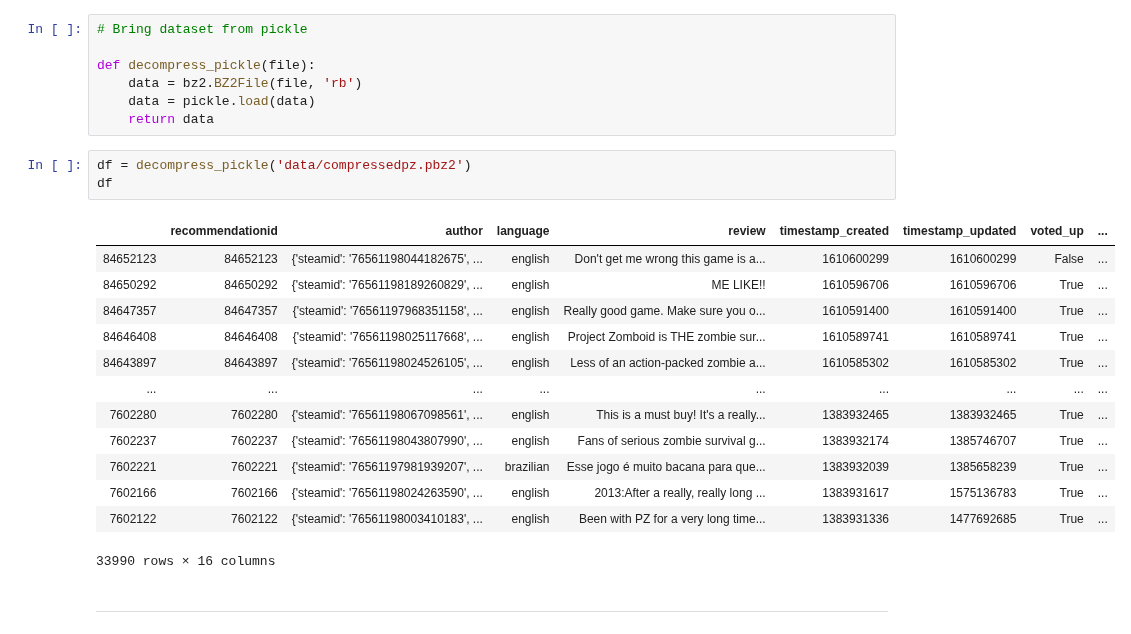
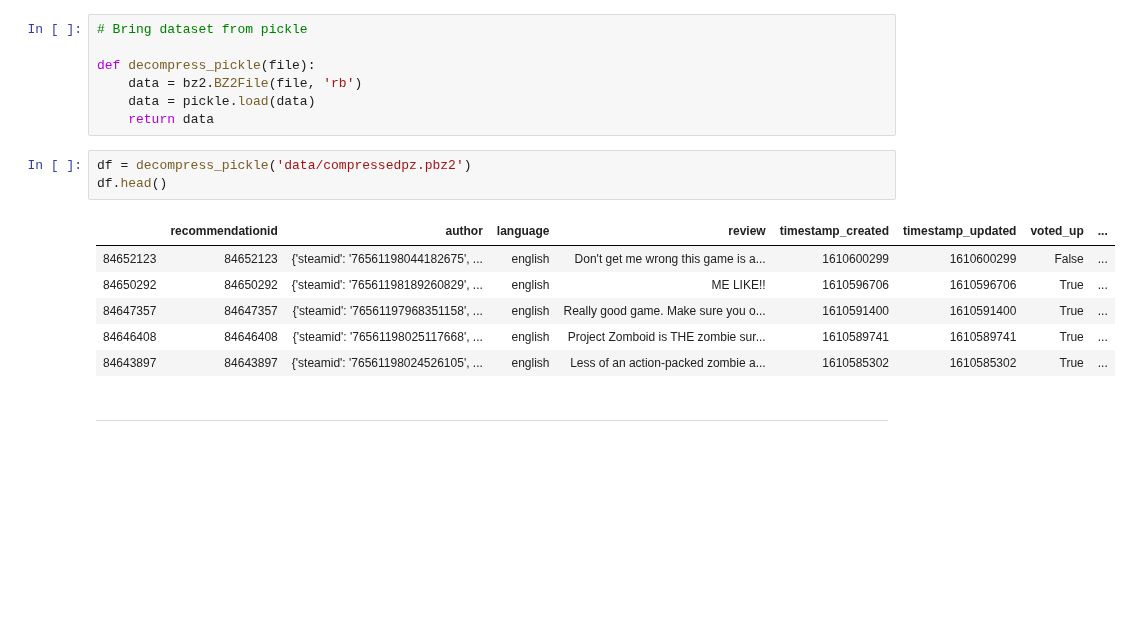
Before and after one commit to Moses-Lin/projectzomboidtimeseries, a Jupyter notebook: Time Series.ipynb, the cells around one changed output. Saved outputs shown, nothing was run; the diff lists cells and outputs as text; blank space fills up the shorter version.

```diff
--- a/Time Series.ipynb
+++ b/Time Series.ipynb
@@ -70,21 +70,14 @@ def decompress_pickle(file):
     return data
 # %%
 df = decompress_pickle('data/compressedpz.pbz2')
-df
+df.head()
 # %% [output]
 |  | recommendationid | author | language | review | timestamp_created | timestamp_updated | voted_up | ... |
 | 84652123 | 84652123 | {'steamid': '76561198044182675', ... | english | Don't get me wrong this game is a... | 1610600299 | 1610600299 | False | ... |
 | 84650292 | 84650292 | {'steamid': '76561198189260829', ... | english | ME LIKE!! | 1610596706 | 1610596706 | True | ... |
 | 84647357 | 84647357 | {'steamid': '76561197968351158', ... | english | Really good game. Make sure you o... | 1610591400 | 1610591400 | True | ... |
 | 84646408 | 84646408 | {'steamid': '76561198025117668', ... | english | Project Zomboid is THE zombie sur... | 1610589741 | 1610589741 | True | ... |
 | 84643897 | 84643897 | {'steamid': '76561198024526105', ... | english | Less of an action-packed zombie a... | 1610585302 | 1610585302 | True | ... |
-| ... | ... | ... | ... | ... | ... | ... | ... | ... |
-| 7602280 | 7602280 | {'steamid': '76561198067098561', ... | english | This is a must buy! It's a really... | 1383932465 | 1383932465 | True | ... |
-| 7602237 | 7602237 | {'steamid': '76561198043807990', ... | english | Fans of serious zombie survival g... | 1383932174 | 1385746707 | True | ... |
-| 7602221 | 7602221 | {'steamid': '76561197981939207', ... | brazilian | Esse jogo é muito bacana para que... | 1383932039 | 1385658239 | True | ... |
-| 7602166 | 7602166 | {'steamid': '76561198024263590', ... | english | 2013:After a really, really long ... | 1383931617 | 1575136783 | True | ... |
-| 7602122 | 7602122 | {'steamid': '76561198003410183', ... | english | Been with PZ for a very long time... | 1383931336 | 1477692685 | True | ... |
-33990 rows × 16 columns
 # %% [markdown]
 ------
 # %% [markdown]
```
Also changed, not shown: parts of 24 cells of this notebook.
